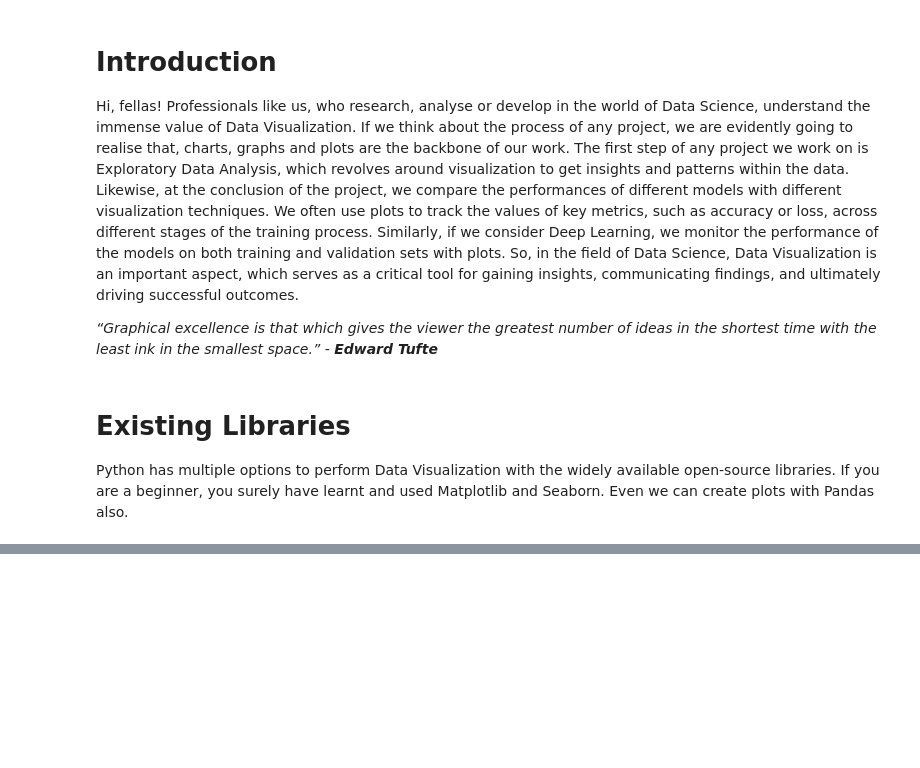
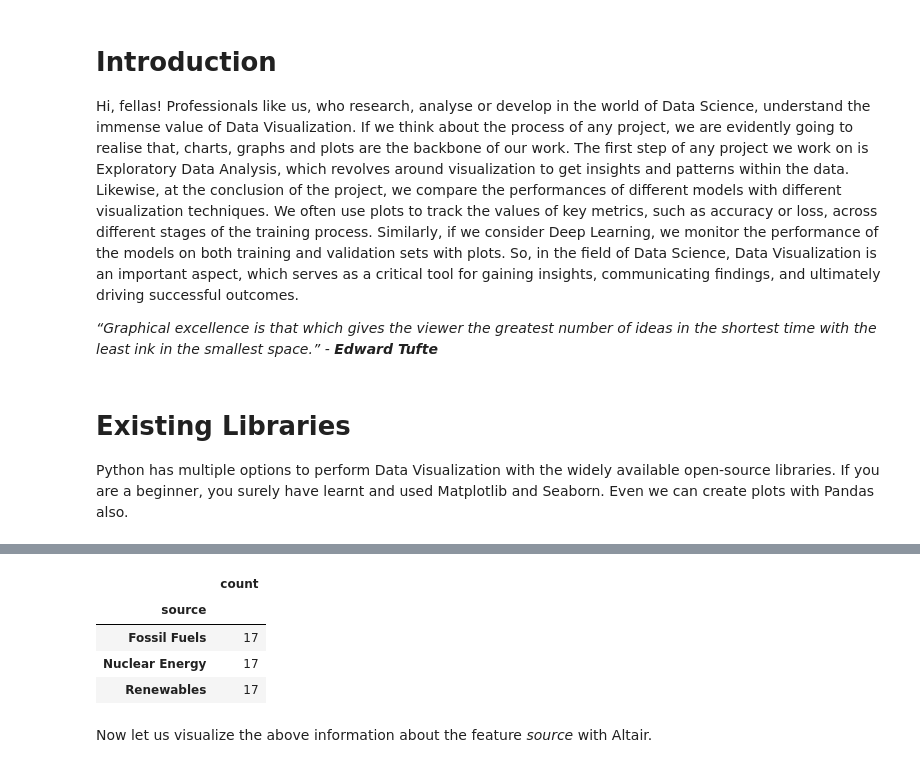
Before and after one commit to Adi-ds/Altair_blog, a Jupyter notebook: blog.ipynb, the cells around one changed output, grey strips where cells are left out. Saved outputs shown, nothing was run; the diff lists cells and outputs as text; code cells hidden in the pictures; blank space fills up the shorter version.

```diff
--- a/blog.ipynb
+++ b/blog.ipynb
@@ -36,0 +71,14 @@ sns.lineplot(y_points)
+# %%
+import pandas as pd
+from vega_datasets import local_data
+
+df = local_data.iowa_electricity()
+pd.DataFrame(df.source.value_counts())
+# %% [output]
+|  | count |
+| source |  |
+| Fossil Fuels | 17 |
+| Nuclear Energy | 17 |
+| Renewables | 17 |
+# %% [markdown]
+Now let us visualize the above information about the feature *source* with Altair.
```
Also changed, not shown: parts of 8 cells of this notebook.
